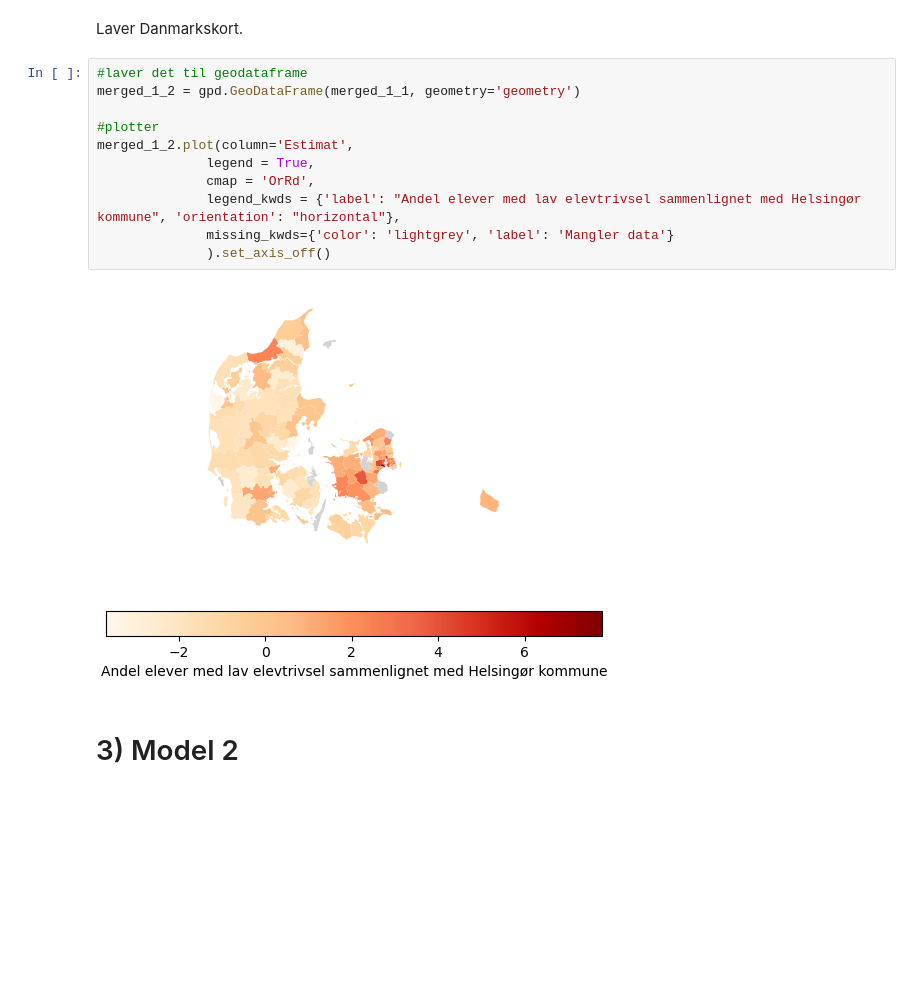
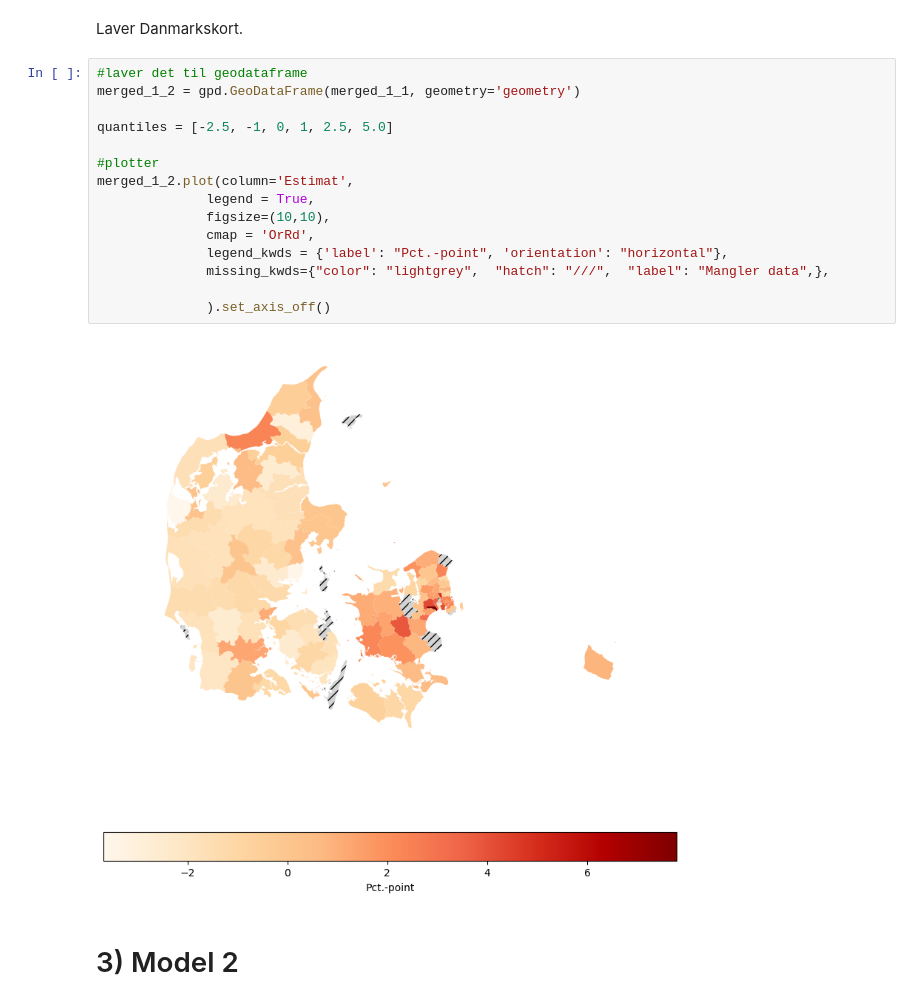
Before and after one commit to vkt823/My-repository, a Jupyter notebook: Seminar/Seminar notebook.ipynb, the cells around one changed output. Saved outputs shown, nothing was run; the diff lists cells and outputs as text; blank space fills up the shorter version.

```diff
--- a/Seminar/Seminar notebook.ipynb
+++ b/Seminar/Seminar notebook.ipynb
@@ -90,16 +90,20 @@ Laver Danmarkskort.
 # %%
 #laver det til geodataframe
 merged_1_2 = gpd.GeoDataFrame(merged_1_1, geometry='geometry')
 
+quantiles = [-2.5, -1, 0, 1, 2.5, 5.0]
+
 #plotter
 merged_1_2.plot(column='Estimat',
               legend = True,
+              figsize=(10,10),
               cmap = 'OrRd',
-              legend_kwds = {'label': "Andel elever med lav elevtrivsel sammenlignet med Helsingør kommune", 'orientation': "horizontal"},
-              missing_kwds={'color': 'lightgrey', 'label': 'Mangler data'}
+              legend_kwds = {'label': "Pct.-point", 'orientation': "horizontal"},
+              missing_kwds={"color": "lightgrey",  "hatch": "///",  "label": "Mangler data",},
+
               ).set_axis_off()
 # %% [output]
-[figure, old version]
+[figure, new version]
 # %% [markdown]
 # 3) Model 2
 # %%
```
Also changed, not shown: parts of 1 cell of this notebook, 6 other files.
